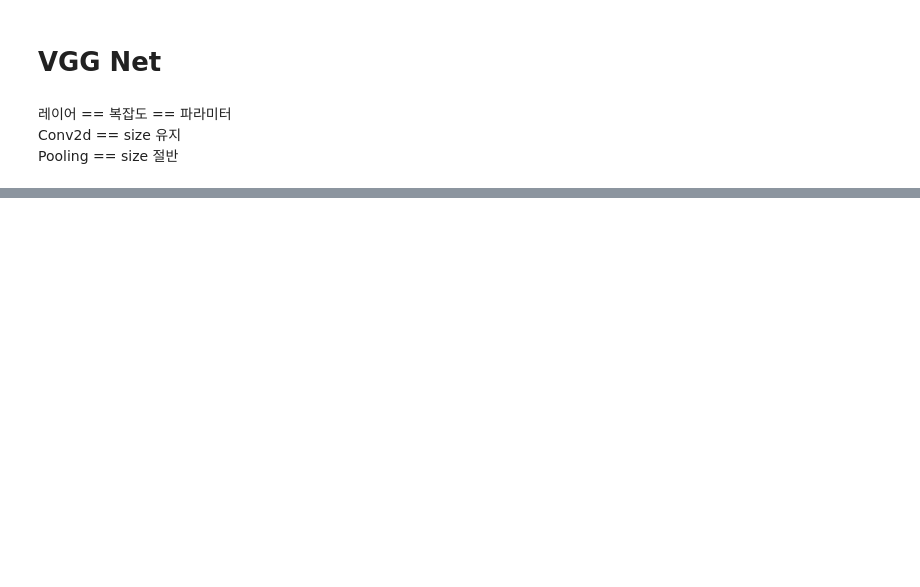
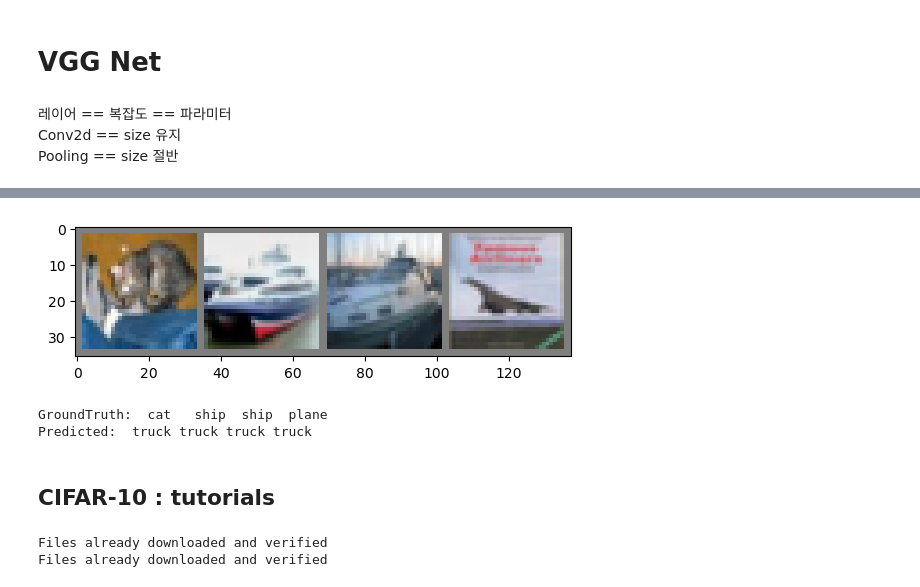
Before and after one commit to KimJuyoung23/1_sesac, a Jupyter notebook: 1106_1201_DL/1127_VGGNet.ipynb, the cells around one changed output, grey strips where cells are left out. Cells and saved outputs as stored; diff of their text form; code cells hidden in the pictures; blank space fills up the shorter version.

```diff
--- a/1106_1201_DL/1127_VGGNet.ipynb
+++ b/1106_1201_DL/1127_VGGNet.ipynb
@@ -113,0 +185,10 @@ X: index=602 x_pred=0.03015747107565403
+# %%
+from torchsummary import summary
+tensor = torch.randn(size=(1, 3,  224, 224)) # B, C, H, W
+
+model = VGG13()
+summary(model, input_size=(3, 224, 224))
+
+x = model.forward(tensor)
+print(x.shape)
+print(f'X: index={x.argmax().item()} x_pred={x.flatten()[x.argmax()].item()}')
@@ -113,0 +659,54 @@ X: index=602 x_pred=0.03015747107565403
+# %%
+import numpy as np
+def imshow(img):
+    img = img / 2 + 0.5     # unnormalize
+    npimg = img.numpy()
+    plt.imshow(np.transpose(npimg, (1, 2, 0)))
+    plt.show()
+
+
+dataiter = iter(testloader)
+images, labels = next(dataiter)
+
+# print images
+imshow(torchvision.utils.make_grid(images))
+print('GroundTruth: ', ' '.join(f'{classes[labels[j]]:5s}' for j in range(4)))
+
+outputs = model.forward(images.to(DEVICE))
+_, predicted = torch.max(outputs, 1)
+
+print('Predicted: ', ' '.join(f'{classes[predicted[j]]:5s}'
+                              for j in range(4)))
+# %% [output]
+[figure, added]
+GroundTruth:  cat   ship  ship  plane
+Predicted:  truck truck truck truck
+# %% [markdown]
+## CIFAR-10 : tutorials
+# %%
+# https://tutorials.pytorch.kr/beginner/blitz/cifar10_tutorial.html#cifar10
+import torch
+import torchvision
+import torchvision.transforms as transforms
+
+transform = transforms.Compose(
+    [transforms.ToTensor(),
+     transforms.Normalize((0.5, 0.5, 0.5), (0.5, 0.5, 0.5))])
+
+batch_size = 4
+
+trainset = torchvision.datasets.CIFAR10(root='./data', train=True,
+                                        download=True, transform=transform)
+trainloader = torch.utils.data.DataLoader(trainset, batch_size=batch_size,
+                                          shuffle=True, num_workers=2)
+
+testset = torchvision.datasets.CIFAR10(root='./data', train=False,
+                                       download=True, transform=transform)
+testloader = torch.utils.data.DataLoader(testset, batch_size=batch_size,
+                                         shuffle=False, num_workers=2)
+
+classes = ('plane', 'car', 'bird', 'cat',
+           'deer', 'dog', 'frog', 'horse', 'ship', 'truck')
+# %% [output]
+Files already downloaded and verified
+Files already downloaded and verified
```
Also changed, not shown: parts of 21 cells of this notebook, 1 other file.
